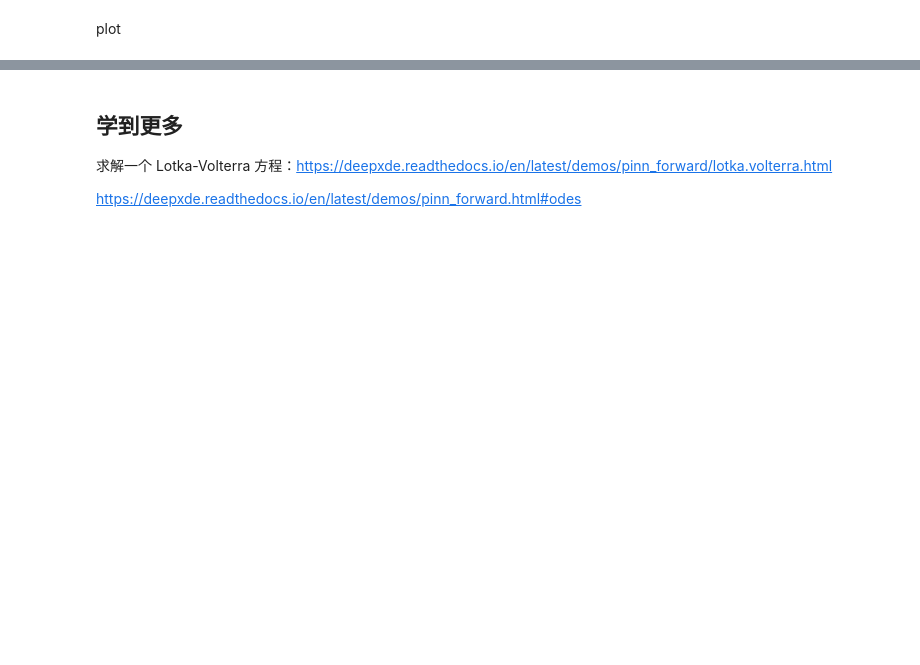
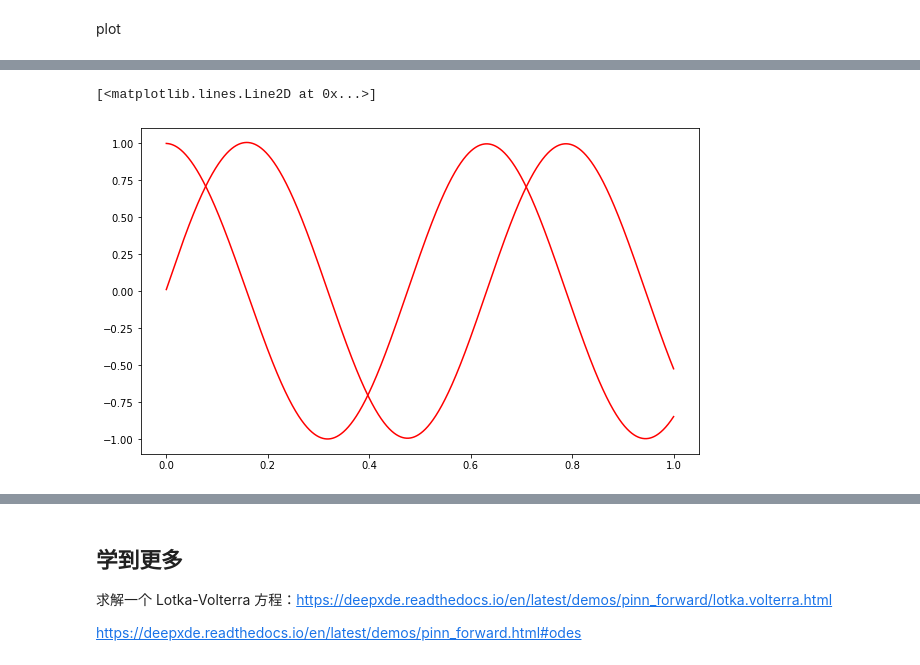
Before and after one commit to Wulx2050/DeepXDE-and-PINN, a Jupyter notebook: 3常微分方程ODE.ipynb, the cells around one changed output, grey strips where cells are left out. Cells and saved outputs as stored; diff of their text form; code cells hidden in the pictures; blank space fills up the shorter version.

```diff
--- a/3常微分方程ODE.ipynb
+++ b/3常微分方程ODE.ipynb
@@ -212,0 +248,9 @@ plot_best_state(train_state)
+# %%
+t_list = data.test()[0]
+pre_data = model.predict(t_list)
+plt.figure(figsize=(10, 6))
+plt.plot(t_list, pre_data[:,0], "-r", label="True")
+plt.plot(t_list, pre_data[:,1], "-r", label="True")
+# %% [output]
+[<matplotlib.lines.Line2D at 0x...>]
+[figure, added]
```
Also changed, not shown: parts of 60 cells of this notebook, 36 other files.
